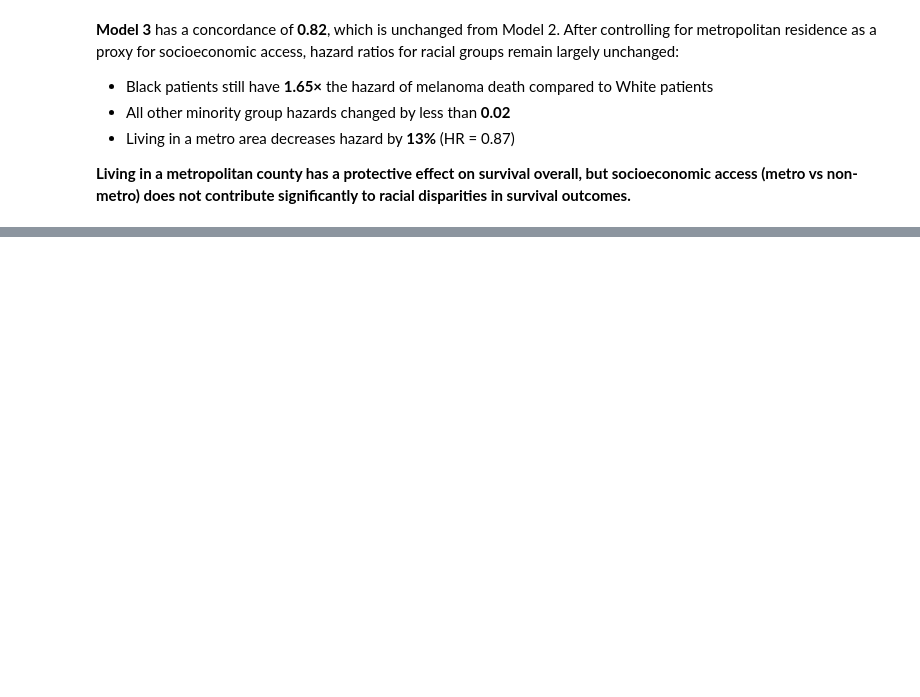
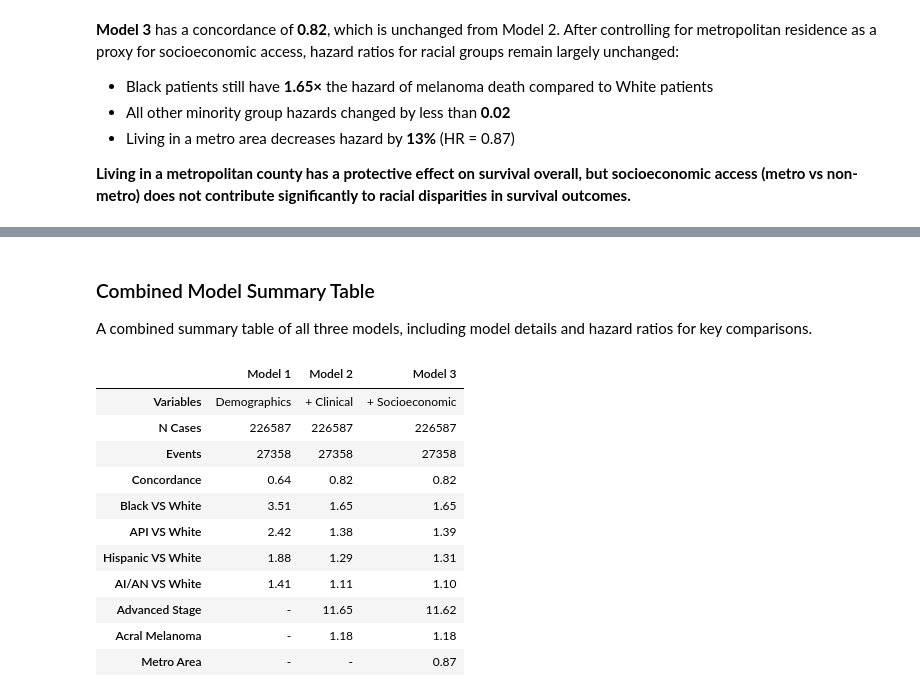
Before and after one commit to kpannoni/melanoma-project, a Jupyter notebook: notebooks/03_survival_analysis.ipynb, the cells around one changed output, grey strips where cells are left out. Saved outputs shown, nothing was run; the diff lists cells and outputs as text; code cells hidden in the pictures; blank space fills up the shorter version.

```diff
--- a/notebooks/03_survival_analysis.ipynb
+++ b/notebooks/03_survival_analysis.ipynb
@@ -777,0 +813,61 @@ MODEL 3 SUMMARY
+# %% [markdown]
+### Combined Model Summary Table
+A combined summary table of all three models, including model details and hazard ratios for key comparisons.
+# %%
+# Get the row names for the table
+model_summary = {"Summary": ["Variables", "N Cases", "Events", "Concordance", # Model details
+                            "Black VS White", "API VS White", "Hispanic VS White", "AI/AN VS White", # Racial Comparisons
+                            "Advanced Stage", "Acral Melanoma", "Metro Area"] # Key variables added
+                }
+
+# Put the model results together in a dictionary
+models = {"Model 1": model1_summary, "Model 2": model2_summary, "Model 3": model3_summary}
+
+# Define a function to Extract HR from the model summary, return '-' if not found
+def get_hr(df, comparison_text):
+    # Find the hazard ratio for the comparison
+    match = df[df["Comparison"] == comparison_text]["Hazard Ratio"]
+    # Return the hazard ratio or "_"
+    return match.values[0] if len(match) > 0 else "-"
+
+# Loop over each model results
+for model in models:
+    # Get the model details
+    model_details = model_dict[model]
+
+    # Get the model results
+    model_results = models[model]
+
+    # Extract the hazard ratios by race from the results
+    model_hazards = model_results["Hazard Ratio"][0:4]
+
+    # Extract the hazard ratios for the added variables with the get_hr() function
+    model_hazards.loc[5] = get_hr(model_results, "Early vs Advanced")
+    model_hazards.loc[6] = get_hr(model_results, "Acral vs Non-Acral")
+    model_hazards.loc[7] = get_hr(model_results, "Metro vs Non-Metro")
+
+    # Add the current model's results to the final model_summary
+    model_summary[model] = model_details + model_hazards.tolist()
+
+model_summary_df = pd.DataFrame(model_summary)
+
+# Reset index
+model_summary_df = model_summary_df.set_index("Summary")
+
+# Remove the index name
+model_summary_df.index.name = None
+
+model_summary_df
+# %% [output]
+|  | Model 1 | Model 2 | Model 3 |
+| Variables | Demographics | + Clinical | + Socioeconomic |
+| N Cases | 226587 | 226587 | 226587 |
+| Events | 27358 | 27358 | 27358 |
+| Concordance | 0.64 | 0.82 | 0.82 |
+| Black VS White | 3.51 | 1.65 | 1.65 |
+| API VS White | 2.42 | 1.38 | 1.39 |
+| Hispanic VS White | 1.88 | 1.29 | 1.31 |
+| AI/AN VS White | 1.41 | 1.11 | 1.10 |
+| Advanced Stage | - | 11.65 | 11.62 |
+| Acral Melanoma | - | 1.18 | 1.18 |
+| Metro Area | - | - | 0.87 |
```
Also changed, not shown: parts of 15 cells of this notebook, 2 other files.
